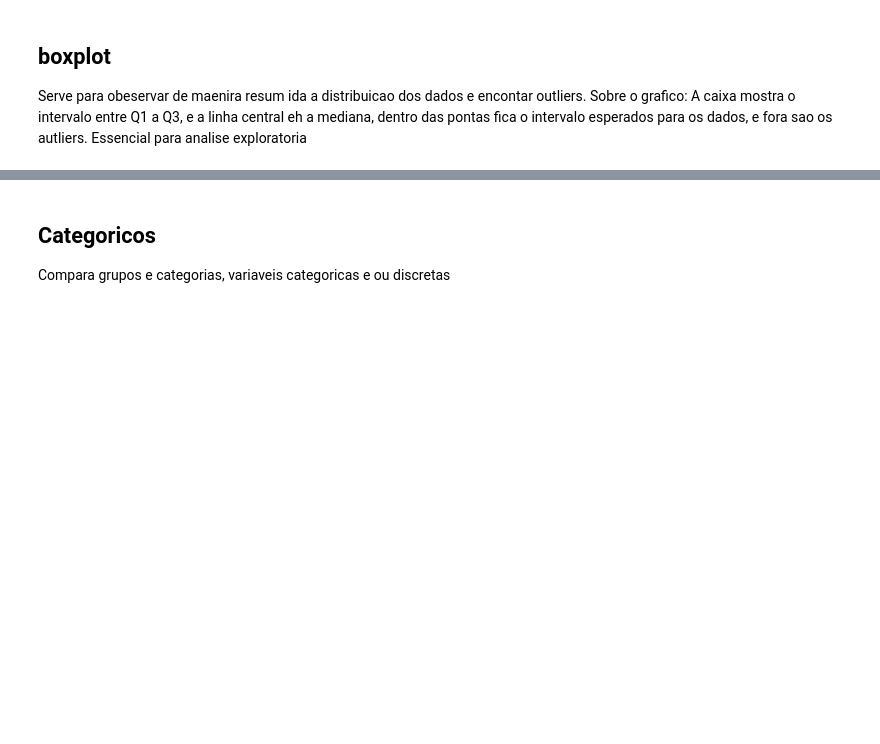
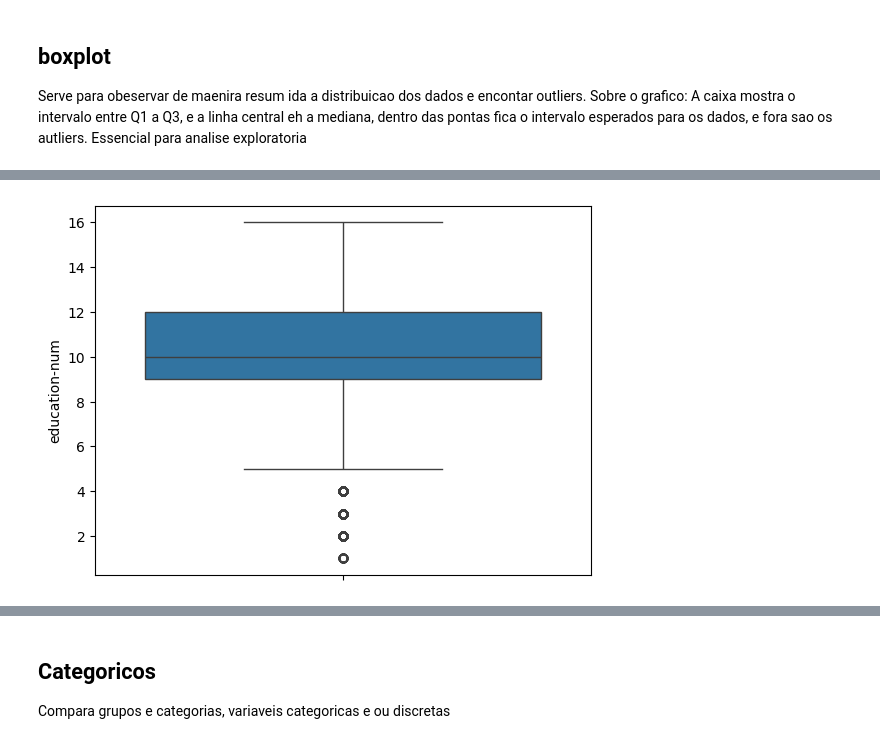
Before and after one commit to HammadN98/Curso_Estatistica, a Jupyter notebook: S10Visualizacao.ipynb, the cells around one changed output, grey strips where cells are left out. Cells and saved outputs as stored; diff of their text form; code cells hidden in the pictures; blank space fills up the shorter version.

```diff
--- a/S10Visualizacao.ipynb
+++ b/S10Visualizacao.ipynb
@@ -68,3 +88,5 @@ sns.boxplot(dataset['age']);
 # %%
-sns.boxplot(dataset['education-num']);
+sns.boxplot(base['education-num']);
+# %% [output]
+[figure, added]
 # %%
```
Also changed, not shown: parts of 10 cells of this notebook.
